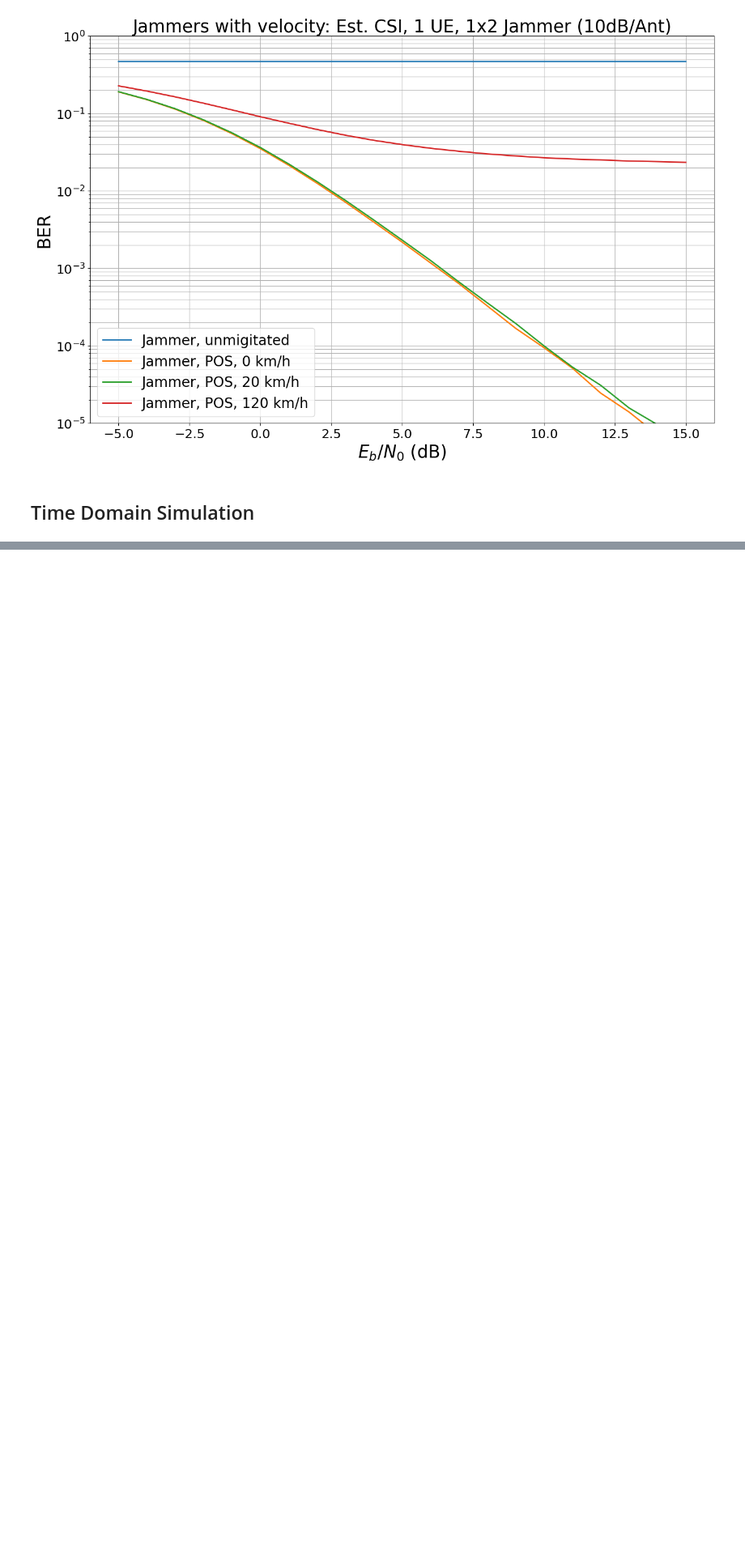
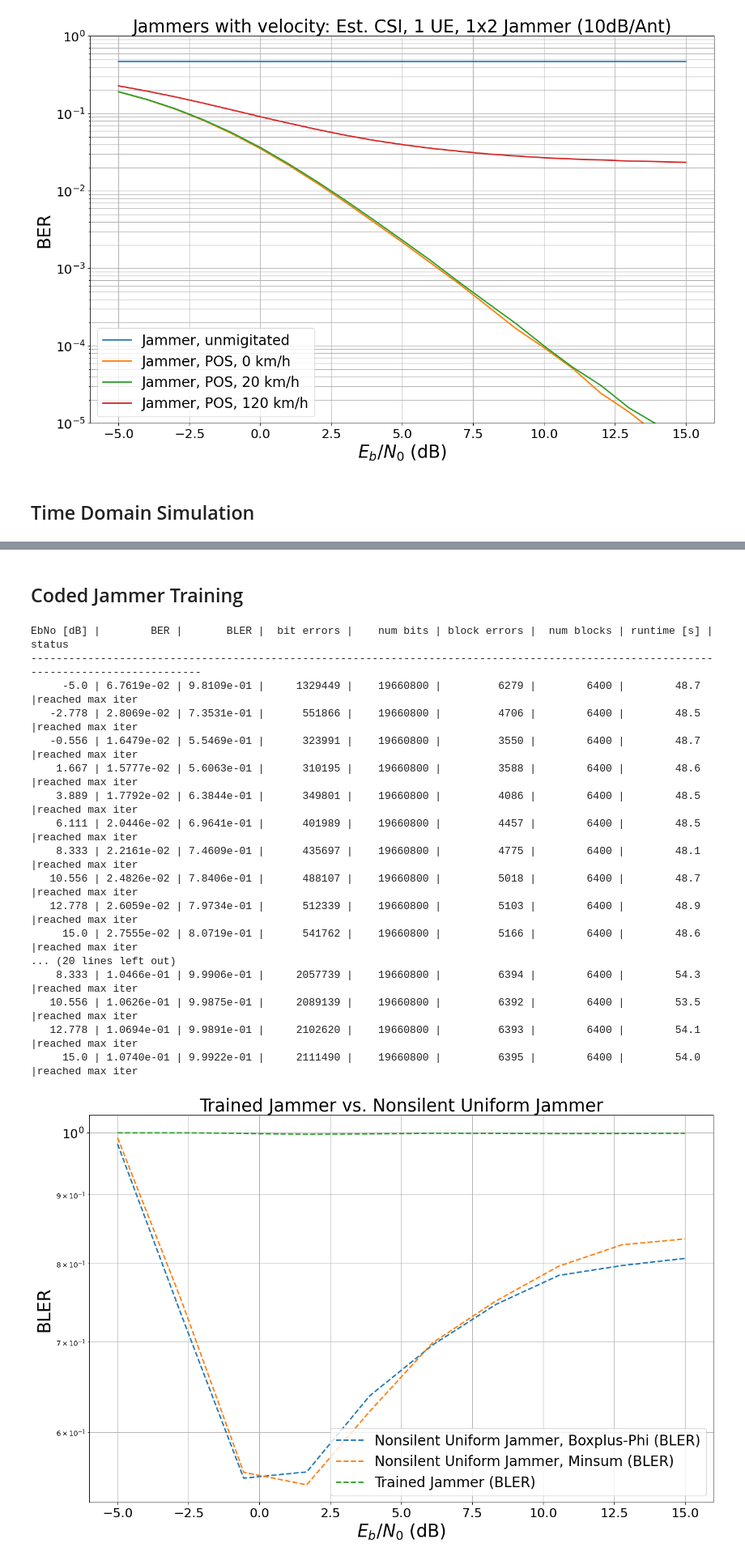
Before and after one commit to IIP-Group/pyjama, a Jupyter notebook: simulations/presentation.ipynb, the cells around one changed output, grey strips where cells are left out. Shown at 81% size. Drawn from its saved outputs; the diff is of its cells as text; code cells hidden in the pictures; blank space fills up the shorter version.

```diff
--- a/simulations/presentation.ipynb
+++ b/simulations/presentation.ipynb
@@ -270,0 +337,69 @@ FileNotFoundError: [Errno 2] No such file or directory: 'bers/time_pos.pickle'
+# %% [markdown]
+## Coded Jammer Training
+# %%
+# noch einen Plot mit Minsum
+ber_plots.reset()
+# common parameters
+model_parameters = {}
+jammer_parameters = {}
+decoder_parameters={}
+model_parameters["perfect_csi"] = False
+model_parameters["num_ut"] = 4
+model_parameters["jammer_present"] = True
+model_parameters["jammer_mitigation"] = "pos"
+model_parameters["jammer_mitigation_dimensionality"] = 1
+model_parameters["num_silent_pilot_symbols"] = 4
+model_parameters["coderate"] = 0.5
+jammer_parameters["trainable"] = False
+jammer_parameters["trainable_mask"] = tf.ones([14, 1], dtype=tf.bool)
+decoder_parameters["num_iter"] = 8
+decoder_parameters["cn_type"] = "boxplus-phi"
+model_parameters["jammer_parameters"] = jammer_parameters
+model_parameters["decoder_parameters"] = decoder_parameters
+sim.BATCH_SIZE = 128
+sim.MAX_MC_ITER = 50
+sim.ebno_dbs = np.linspace(-5., 15., 10)
+# sim.MAX_MC_ITER = 200
+# sim.ebno_dbs = np.linspace(-5., 15., 21)
+
+jammer_power = 1.0
+model_parameters["jammer_power"] = jammer_power * normalize_power(tf.concat([tf.zeros([4,1]), tf.ones([10,1])], axis=0))
+
+# Nonsilent Uniform jammer
+model = Model(**model_parameters)
+simulate_model(model, "Nonsilent Uniform Jammer, Boxplus-Phi", add_bler=True)
+
+# Nonsilent Uniform jammer with Minsum
+decoder_parameters["cn_type"] = "minsum"
+model = Model(**model_parameters)
+simulate_model(model, "Nonsilent Uniform Jammer, Minsum", add_bler=True)
+
+# Trained jammer
+model_parameters["jammer_power"] = jammer_power
+model = Model(**model_parameters)
+load_weights(model, "weights/coded/symbol/iteration_loss_2/ue_4_alpha_0.5_exp_False_8_iter.pickle")
+simulate_model(model, "Trained Jammer", add_bler=True)
+
+ber_plots.title = "Trained Jammer vs. Nonsilent Uniform Jammer"
+ber_plots(show_ber=False)
+# with open("bers/coded_bler.pickle", 'wb') as f:
+#     bers = pickle.dump(ber_plots, f)
+# %% [output]
+EbNo [dB] |        BER |       BLER |  bit errors |    num bits | block errors |  num blocks | runtime [s] |    status
+---------------------------------------------------------------------------------------------------------------------------------------
+     -5.0 | 6.7619e-02 | 9.8109e-01 |     1329449 |    19660800 |         6279 |        6400 |        48.7 |reached max iter
+   -2.778 | 2.8069e-02 | 7.3531e-01 |      551866 |    19660800 |         4706 |        6400 |        48.5 |reached max iter
+   -0.556 | 1.6479e-02 | 5.5469e-01 |      323991 |    19660800 |         3550 |        6400 |        48.7 |reached max iter
+    1.667 | 1.5777e-02 | 5.6063e-01 |      310195 |    19660800 |         3588 |        6400 |        48.6 |reached max iter
+    3.889 | 1.7792e-02 | 6.3844e-01 |      349801 |    19660800 |         4086 |        6400 |        48.5 |reached max iter
+    6.111 | 2.0446e-02 | 6.9641e-01 |      401989 |    19660800 |         4457 |        6400 |        48.5 |reached max iter
+    8.333 | 2.2161e-02 | 7.4609e-01 |      435697 |    19660800 |         4775 |        6400 |        48.1 |reached max iter
+   10.556 | 2.4826e-02 | 7.8406e-01 |      488107 |    19660800 |         5018 |        6400 |        48.7 |reached max iter
+   12.778 | 2.6059e-02 | 7.9734e-01 |      512339 |    19660800 |         5103 |        6400 |        48.9 |reached max iter
+     15.0 | 2.7555e-02 | 8.0719e-01 |      541762 |    19660800 |         5166 |        6400 |        48.6 |reached max iter
+... (20 lines left out)
+    8.333 | 1.0466e-01 | 9.9906e-01 |     2057739 |    19660800 |         6394 |        6400 |        54.3 |reached max iter
+   10.556 | 1.0626e-01 | 9.9875e-01 |     2089139 |    19660800 |         6392 |        6400 |        53.5 |reached max iter
+   12.778 | 1.0694e-01 | 9.9891e-01 |     2102620 |    19660800 |         6393 |        6400 |        54.1 |reached max iter
+     15.0 | 1.0740e-01 | 9.9922e-01 |     2111490 |    19660800 |         6395 |        6400 |        54.0 |reached max iter
+[figure, added]
```
Also changed, not shown: parts of 6 cells of this notebook, 1 other file.
